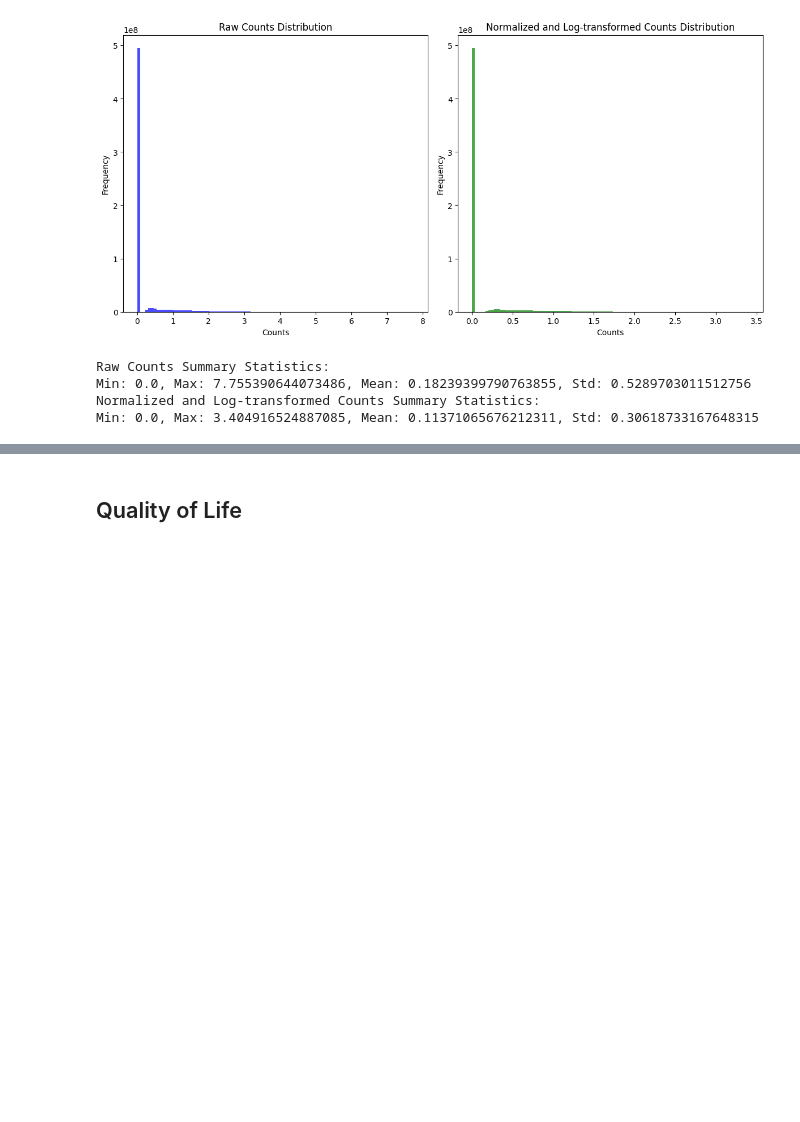
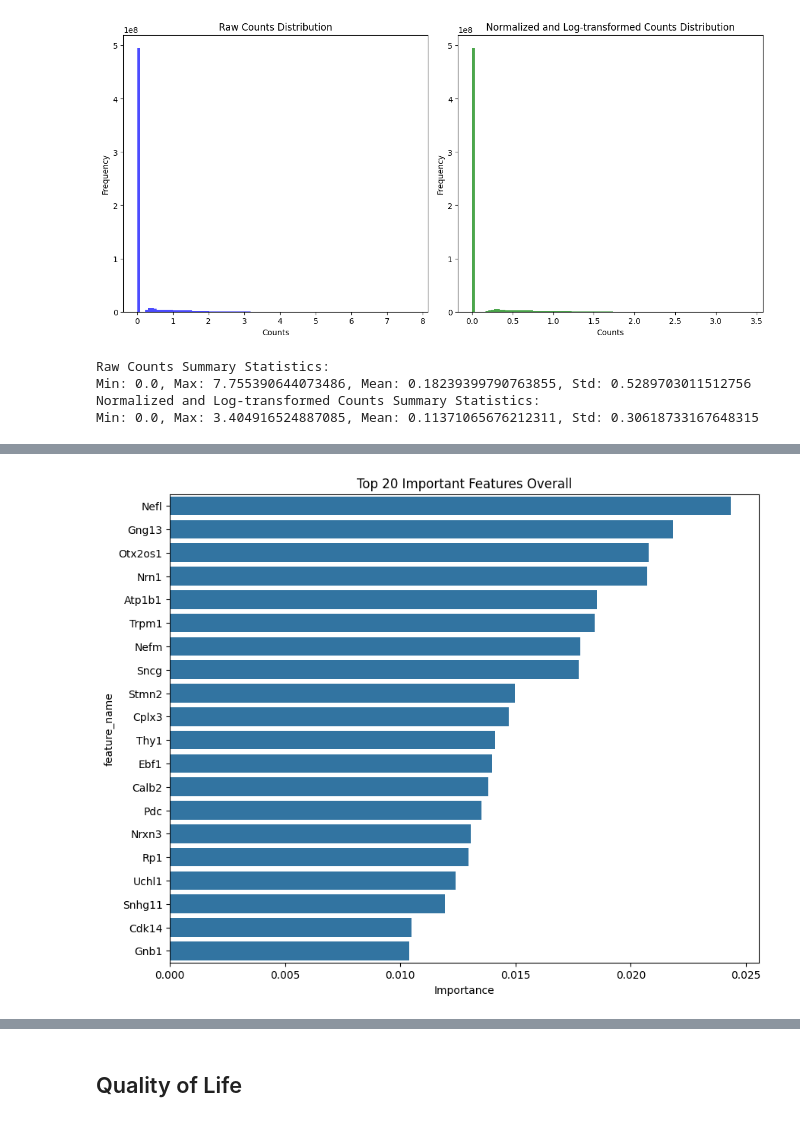
Before and after one commit to yuyanchenglab/CAMR2024, a Jupyter notebook: Modeling.ipynb, the cells around one changed output, grey strips where cells are left out. Cells and saved outputs as stored; diff of their text form; code cells hidden in the pictures; blank space fills up the shorter version.

```diff
--- a/Modeling.ipynb
+++ b/Modeling.ipynb
@@ -89,0 +135,15 @@ Min: 0.0, Max: 3.404916524887085, Mean: 0.11371065676212311, Std: 0.306187331676
+# %%
+# Extract feature matrix (X) and target vector (y)
+X = adata.X
+y = adata.obs['majorclass']
+
+# Convert sparse matrix to dense if necessary
+if issparse(X):
+    X = X.toarray()
+
+# Encode the target variable
+le = LabelEncoder()
+y_encoded = le.fit_transform(y)
+
+# Split data into training and testing sets
+X_train, X_test, y_train, y_test = train_test_split(X, y_encoded, test_size=0.2, random_state=42)
@@ -89,0 +233,23 @@ Min: 0.0, Max: 3.404916524887085, Mean: 0.11371065676212311, Std: 0.306187331676
+# %%
+# Get feature importances
+feature_importances_rf = rf_classifier.feature_importances_
+
+# Create a DataFrame for better visualization
+feature_importance_rf_df = pd.DataFrame({
+    'ESUM': adata.var_names,
+    'feature_name': adata.var['feature_name'].astype(str),  # Ensure feature_name is string
+    'Importance': feature_importances_rf
+})
+
+feature_importance_rf_df = feature_importance_rf_df.sort_values(by='Importance', ascending=False).reset_index(drop=True)
+
+# Plot the top 20 important features overall
+plt.figure(figsize=(10, 8))
+sns.barplot(x='Importance', y='feature_name', data=feature_importance_rf_df.head(20))
+plt.title('Top 20 Important Features Overall')
+
+# Save Fig
+plt.savefig('figures/modeling/random_forest_top_20_feature_importance')
+plt.show()
+# %% [output]
+[figure, added]
```
Also changed, not shown: parts of 23 cells of this notebook, 4 other files.
